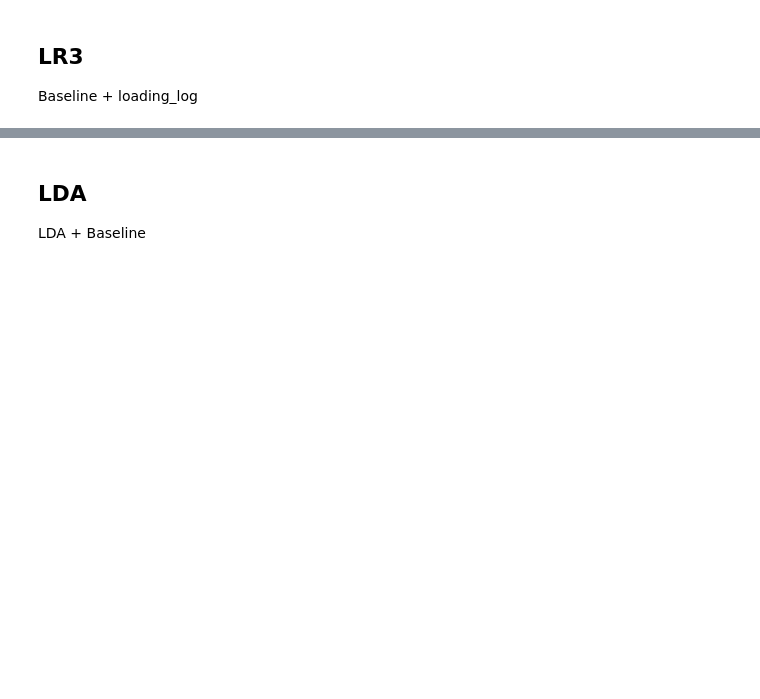
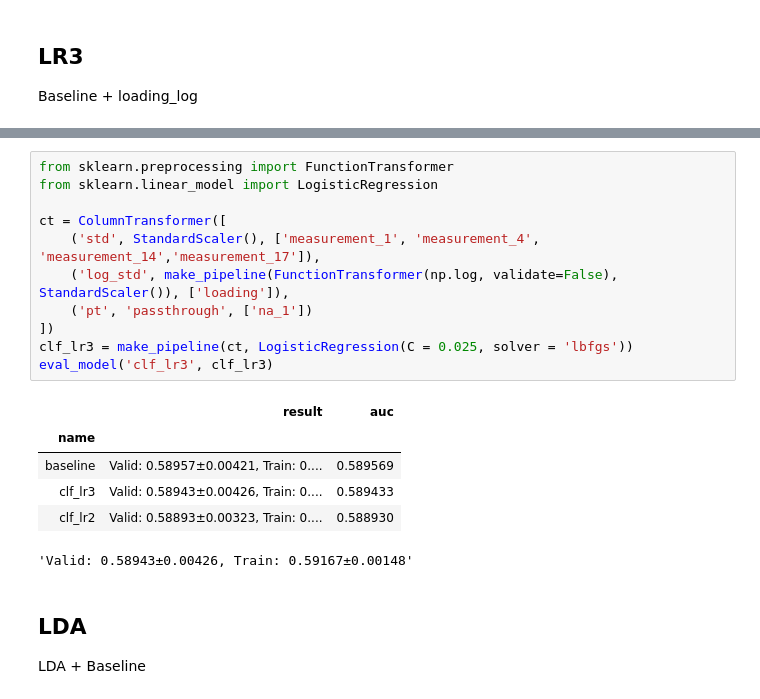
Before and after one commit to sunkusun9/DS_lv3_2507_2, a Jupyter notebook: sec_ds_lv3_prob1_kaggle.ipynb, the cells around one changed output, grey strips where cells are left out. Saved outputs shown, nothing was run; the diff lists cells and outputs as text; blank space fills up the shorter version.

```diff
--- a/sec_ds_lv3_prob1_kaggle.ipynb
+++ b/sec_ds_lv3_prob1_kaggle.ipynb
@@ -224,3 +355,21 @@ Baseline + loading_log
+# %%
+from sklearn.preprocessing import FunctionTransformer
+from sklearn.linear_model import LogisticRegression
+
+ct = ColumnTransformer([
+    ('std', StandardScaler(), ['measurement_1', 'measurement_4', 'measurement_14','measurement_17']),
+    ('log_std', make_pipeline(FunctionTransformer(np.log, validate=False),  StandardScaler()), ['loading']),
+    ('pt', 'passthrough', ['na_1'])
+])
+clf_lr3 = make_pipeline(ct, LogisticRegression(C = 0.025, solver = 'lbfgs'))
+eval_model('clf_lr3', clf_lr3)
+# %% [output]
+|  | result | auc |
+| name |  |  |
+| baseline | Valid: 0.58957±0.00421, Train: 0.... | 0.589569 |
+| clf_lr3 | Valid: 0.58943±0.00426, Train: 0.... | 0.589433 |
+| clf_lr2 | Valid: 0.58893±0.00323, Train: 0.... | 0.588930 |
+'Valid: 0.58943±0.00426, Train: 0.59167±0.00148'
 # %% [markdown]
 ## LDA
 
```
Also changed, not shown: parts of 35 cells of this notebook.
